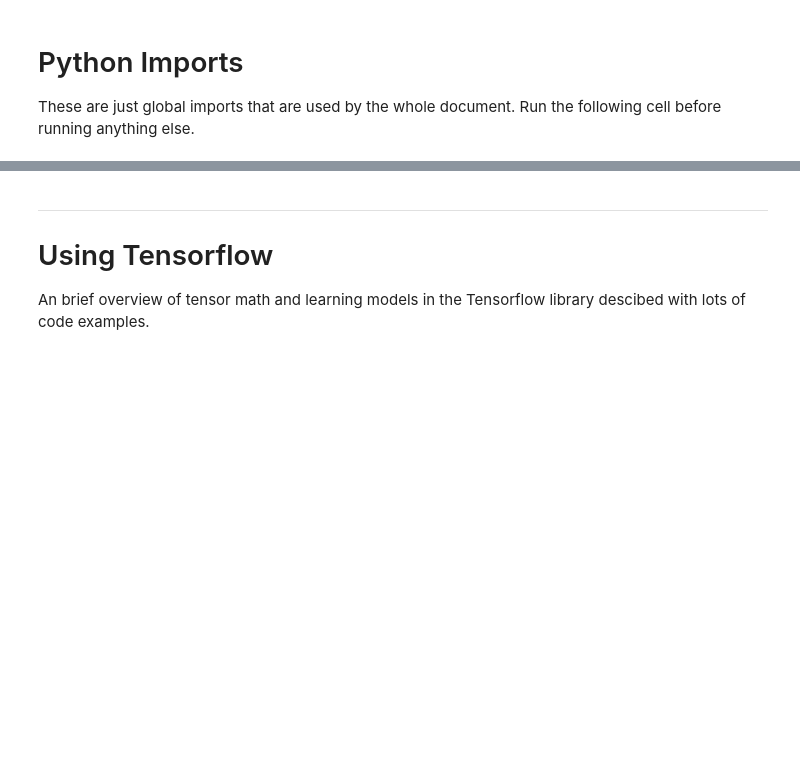
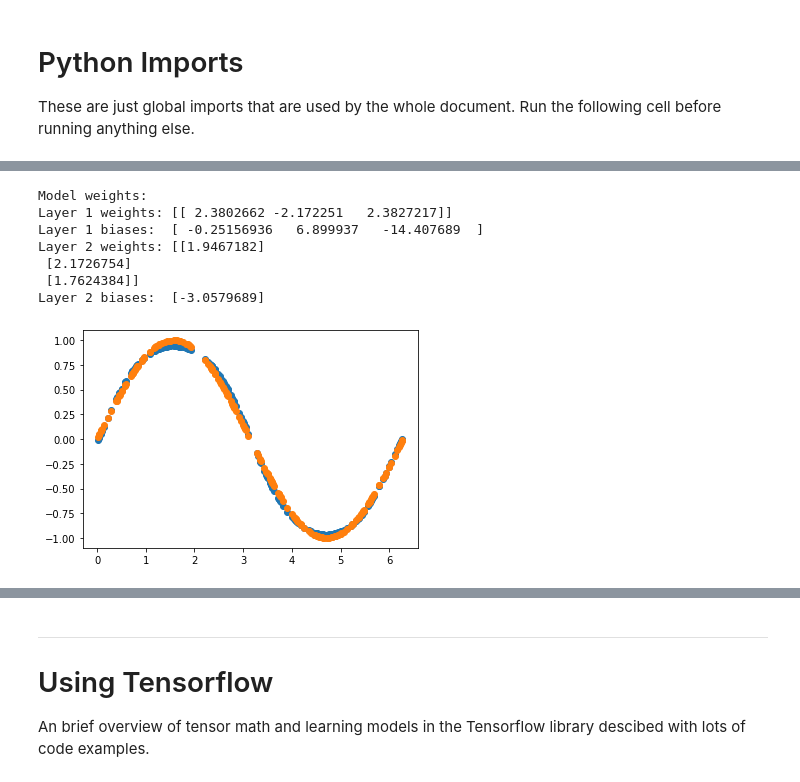
Before and after one commit to cps491sp21-team13/cps491sp21-main-repo, a Jupyter notebook: CPS491.ipynb, the cells around one changed output, grey strips where cells are left out. Cells and saved outputs as stored; diff of their text form; code cells hidden in the pictures; blank space fills up the shorter version.

```diff
--- a/CPS491.ipynb
+++ b/CPS491.ipynb
@@ -66,0 +116,42 @@ $$ f(x) = \sum_{n=0}^{\infty} \frac{f^{(n)}(a)}{n!} (x - a)^n \qquad \forall x,
+# %%
+x_data = np.random.uniform(low=0.0, high=2.0*math.pi, size=200).reshape(200, 1)
+y_data = np.sin(x_data)
+
+# Build and compile model
+inp = keras.Input(shape=(1,))
+hiddl = keras.layers.Dense(3, activation="sigmoid")(inp)
+output = keras.layers.Dense(1, activation="linear")(hiddl)
+model = keras.Model(inputs=inp, outputs=output, name="sin_model")
+model.compile(
+    loss=keras.losses.MeanSquaredError(),
+)
+
+# Manually set weights, and refine using training
+model.get_layer(index=1).set_weights(
+    [np.array([[2.3, -2.3, 2.3]]),
+     np.array([0.0, 7.222, -14.444])])
+model.get_layer(index=2).set_weights(
+    [np.array([[2.0], [2.0], [2.0]]),
+     np.array([-3.0])])
+
+# Fit data, print test results
+model.fit(x_data, y_data, batch_size=200, epochs=500, verbose=0)
+print("Model weights:")
+print("Layer 1 weights:", model.get_layer(index=1).get_weights()[0])
+print("Layer 1 biases: ", model.get_layer(index=1).get_weights()[1])
+print("Layer 2 weights:", model.get_layer(index=2).get_weights()[0])
+print("Layer 2 biases: ", model.get_layer(index=2).get_weights()[1])
+
+y_data_obs = model.predict(x_data)
+plt.scatter(x_data, y_data_obs)
+plt.scatter(x_data, y_data)
+plt.show()
+# %% [output]
+Model weights:
+Layer 1 weights: [[ 2.3802662 -2.172251   2.3827217]]
+Layer 1 biases:  [ -0.25156936   6.899937   -14.407689  ]
+Layer 2 weights: [[1.9467182]
+ [2.1726754]
+ [1.7624384]]
+Layer 2 biases:  [-3.0579689]
+[figure, added]
```
Also changed, not shown: parts of 98 cells of this notebook, 5 other files.
